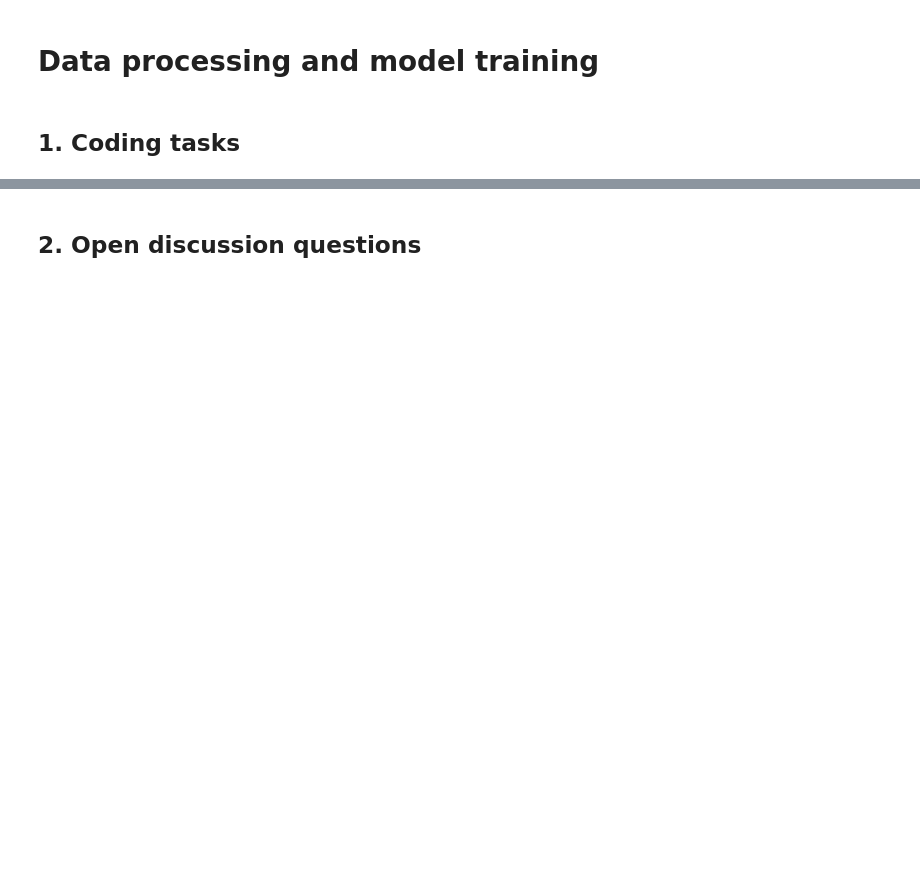
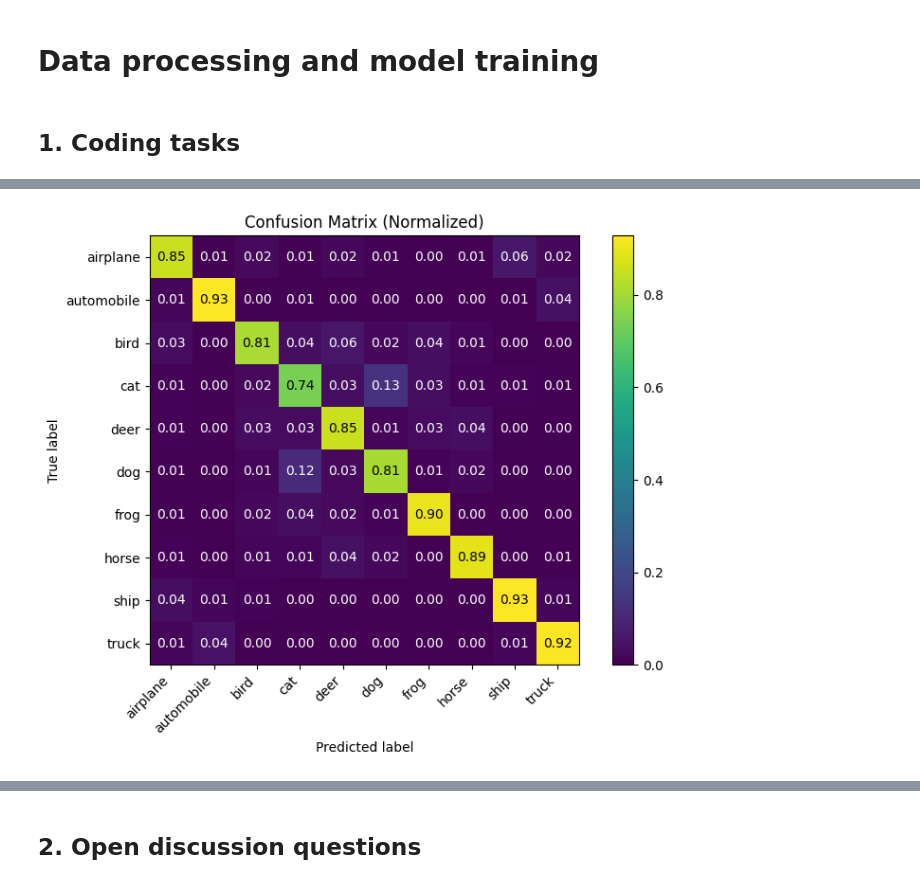
Before and after one commit to mintus2511/DL4AI_230167_Assignment_2, a Jupyter notebook: 230167_Assignment_2_notebook.ipynb, the cells around one changed output, grey strips where cells are left out. Saved outputs shown, nothing was run; the diff lists cells and outputs as text; code cells hidden in the pictures; blank space fills up the shorter version.

```diff
--- a/230167_Assignment_2_notebook.ipynb
+++ b/230167_Assignment_2_notebook.ipynb
@@ -116,0 +354,13 @@ Y_test = keras.utils.to_categorical(Y_test, nb_classes)
+# %%
+class_names = [
+    "airplane", "automobile", "bird", "cat", "deer",
+    "dog", "frog", "horse", "ship", "truck"
+]
+
+print("Classification Report (Test):")
+print(classification_report(
+    Y_true,
+    Y_pred_effnet_v1,
+    target_names=class_names,
+    digits=4
+))
@@ -116,0 +397,30 @@ Y_test = keras.utils.to_categorical(Y_test, nb_classes)
+# %%
+cm = confusion_matrix(Y_true, Y_pred_effnet_v1)
+cm_norm = cm.astype("float") / cm.sum(axis=1, keepdims=True)
+
+plt.figure(figsize=(8, 6))
+plt.imshow(cm_norm, cmap="viridis")
+plt.title("Confusion Matrix (Normalized)")
+plt.colorbar()
+
+tick_marks = np.arange(len(class_names))
+plt.xticks(tick_marks, class_names, rotation=45, ha="right")
+plt.yticks(tick_marks, class_names)
+
+threshold = cm_norm.max() / 2.0
+for i in range(cm_norm.shape[0]):
+    for j in range(cm_norm.shape[1]):
+        plt.text(
+            j, i,
+            f"{cm_norm[i, j]:.2f}",
+            ha="center",
+            va="center",
+            color="white" if cm_norm[i, j] < threshold else "black"
+        )
+
+plt.ylabel("True label")
+plt.xlabel("Predicted label")
+plt.tight_layout()
+plt.show()
+# %% [output]
+[figure, added]
```
Also changed, not shown: parts of 29 cells of this notebook.
